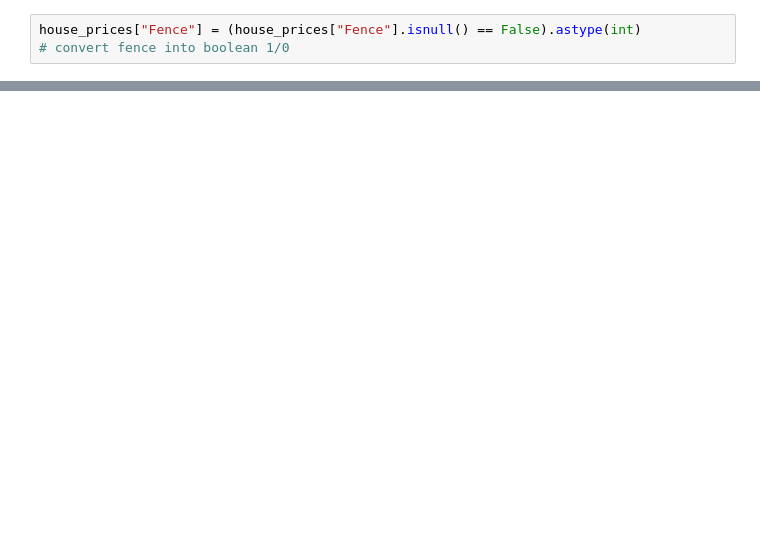
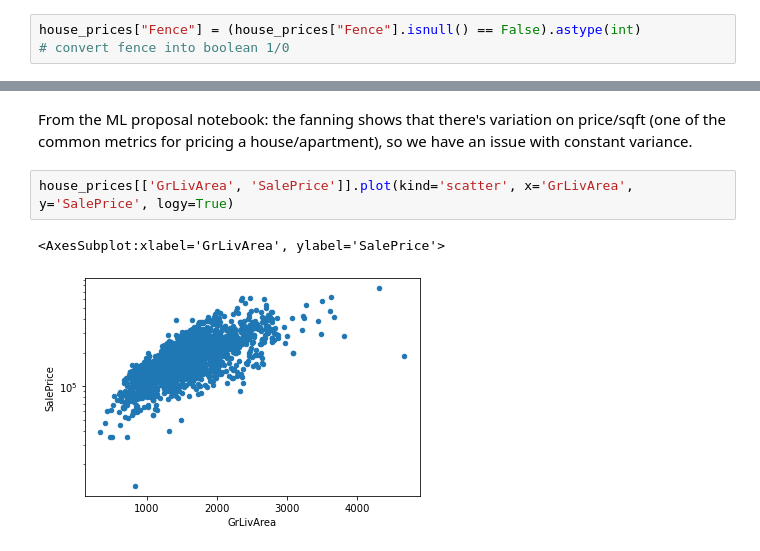
Before and after one commit to mobrien829/ames-ml-project, a Jupyter notebook: Michael/Michael notebook.ipynb, the cells around one changed output, grey strips where cells are left out. Saved outputs shown, nothing was run; the diff lists cells and outputs as text; blank space fills up the shorter version.

Commit message:
some eda based on the ml proposal notebook

```diff
--- a/Michael/Michael notebook.ipynb
+++ b/Michael/Michael notebook.ipynb
@@ -377,0 +419,7 @@ Name: BsmtfinSF, Length: 942, dtype: int64
+# %% [markdown]
+From the ML proposal notebook: the fanning shows that there's variation on price/sqft (one of the common metrics for pricing a house/apartment), so we have an issue with constant variance.
+# %%
+house_prices[['GrLivArea', 'SalePrice']].plot(kind='scatter', x='GrLivArea', y='SalePrice', logy=True)
+# %% [output]
+<AxesSubplot:xlabel='GrLivArea', ylabel='SalePrice'>
+[figure, added]
```
Also changed, not shown: parts of 19 cells of this notebook.
